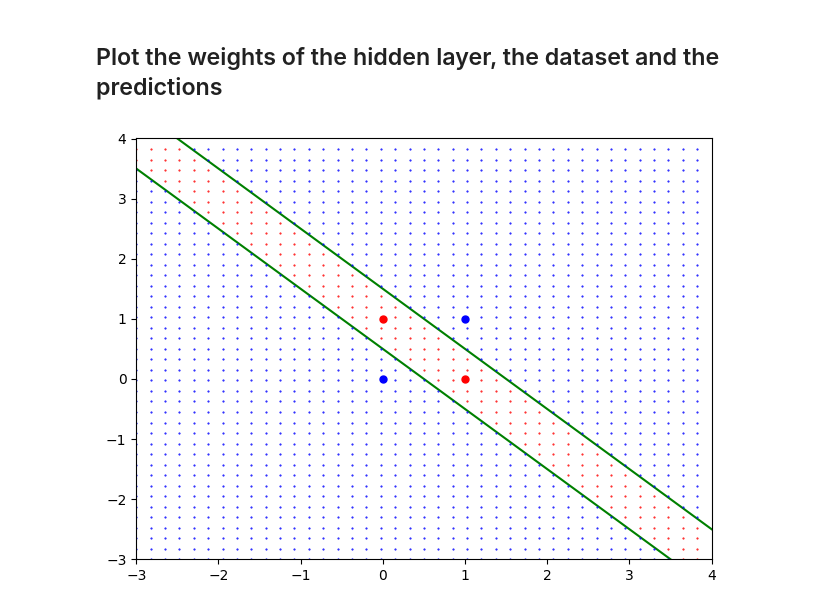
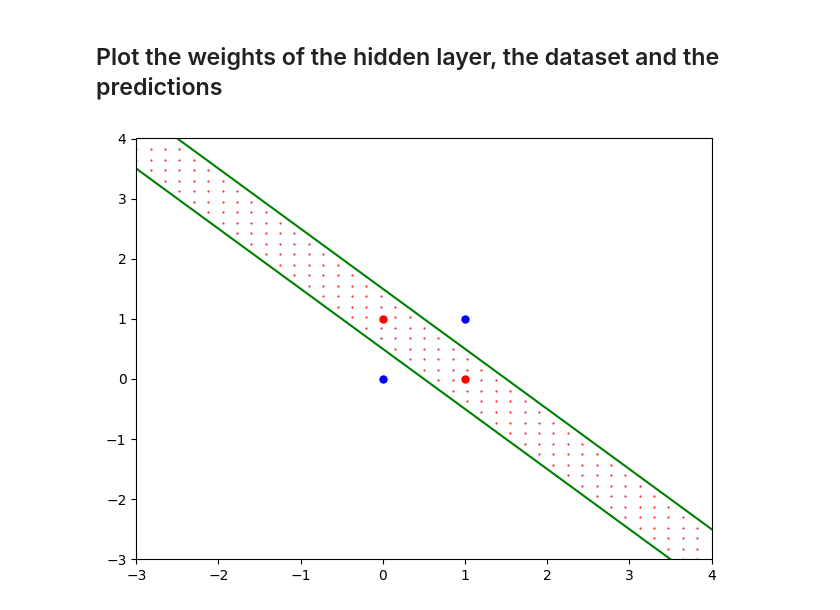
Before and after one commit to reimf/keuzevak-hoe-werkt-ai, a Jupyter notebook: week-3a-preset-multilayered-perceptron-xor.ipynb, the cells around one changed output. Drawn from its saved outputs; the diff is of its cells as text; code cells hidden in the pictures.

Commit message:
Add image for MLP for XOR

```diff
--- a/week-3a-preset-multilayered-perceptron-xor.ipynb
+++ b/week-3a-preset-multilayered-perceptron-xor.ipynb
@@ -38,28 +42,29 @@ def compute_output(row, weights):
 # %%
 plot.axis([-3, +4, -3, +4])
 
 colors = { 0: 'blue', 1: 'red' }
 # plot the weights of the hidden layer
 h1_xs = [-3, +4]
 h1_ys = [-(weights['h1']['w1'] * x + weights['h1']['w0'] * 1) / weights['h1']['w2'] for x in h1_xs]
 plot.plot(h1_xs, h1_ys, color='green')
 h2_xs = [-3, +4]
 h2_ys = [-(weights['h2']['w1'] * x + weights['h2']['w0'] * 1) / weights['h2']['w2'] for x in h2_xs]
 plot.plot(h2_xs, h2_ys, color='green')
 
 # plot the rows
 for row in rows:
     plot.plot(row['x1'], row['x2'], marker='o', color=colors[row["target"]], markersize=5)
 
 # plot the predictions
 d = 40
 for dx in range(d):
     x = -3 + dx * 7 / d
     for dy in range(d):
         y = -3 + dy * 7 / d
         row = { 'x0': 1, 'x1': x, 'x2': y }
         output = compute_output(row, weights)
-        plot.plot(x, y, marker='.', color=colors[output], markersize=1)
+        if output == 1:
+            plot.plot(x, y, marker='.', color=colors[output], markersize=1)
 plot.tight_layout()
 # %% [output]
-[figure, old version]
+[figure, new version]
```
Also changed, not shown: parts of 1 cell of this notebook, 2 other files.
